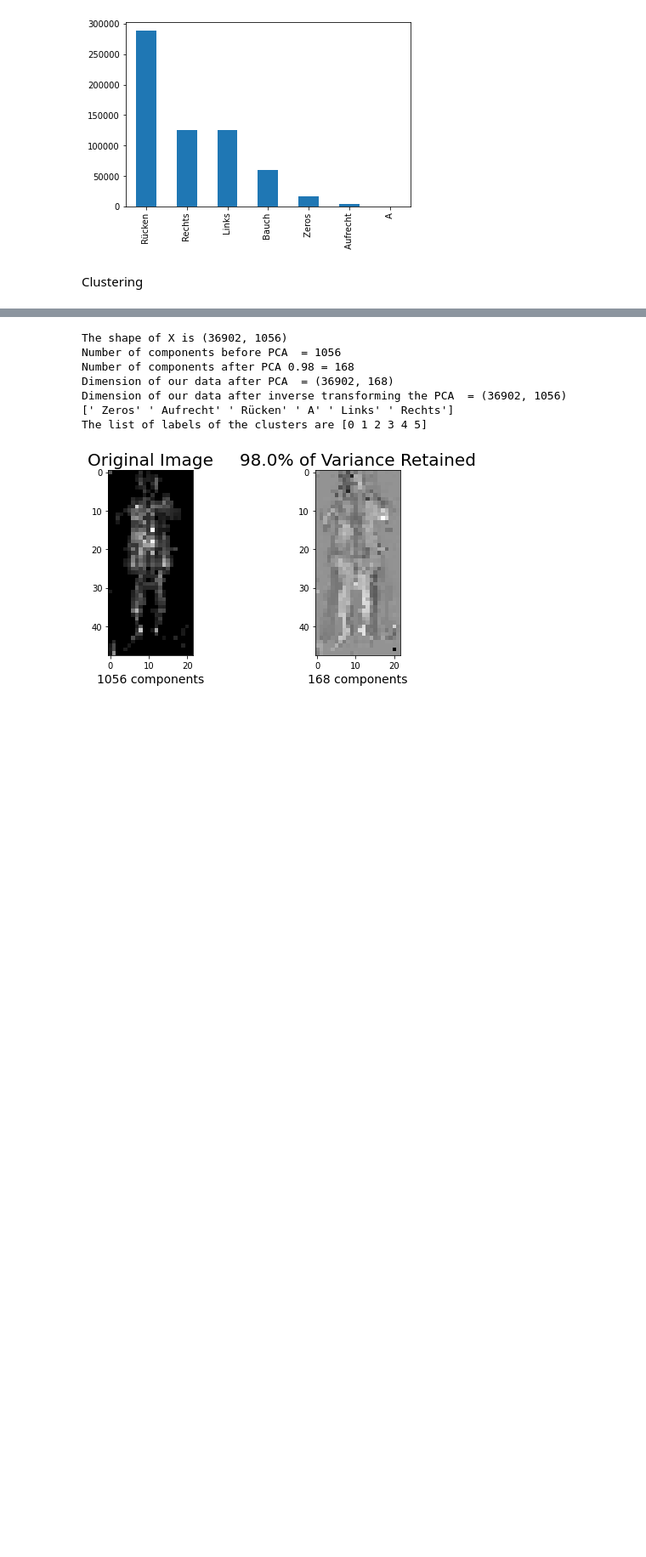
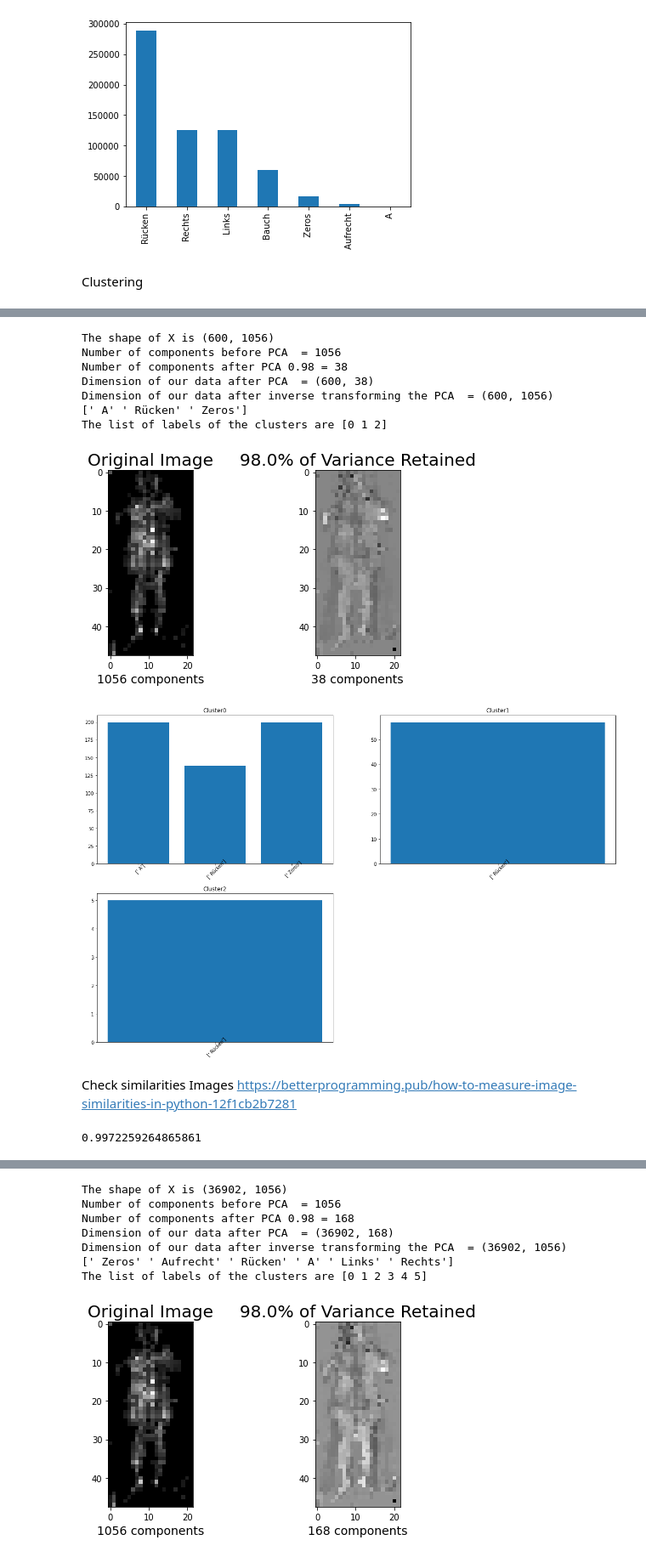
Before and after one commit to ppcodelearn/bed_obs, a Jupyter notebook: preprocessing - Copy.ipynb, the cells around one changed output, grey strips where cells are left out. Shown at 85% size. Saved outputs shown, nothing was run; the diff lists cells and outputs as text; code cells hidden in the pictures; blank space fills up the shorter version.

```diff
--- a/preprocessing - Copy.ipynb
+++ b/preprocessing - Copy.ipynb
@@ -385,9 +372,10 @@ from sklearn.preprocessing import StandardScaler
 from sklearn.cluster import KMeans
 from sklearn.decomposition import PCA
 # %%
-def get_cluster(txt,dt):
+def get_cluster(txt,dt,num_img):
 
     df_merged, df_end = get_label(txt,dt)
+    # Correct some entry from old dataset
     df_merged.label = pd.np.where(df_merged.label == 'POSITION-UPRIGHT' ,' Aufrecht', df_merged.label)
     df_merged.label = pd.np.where(df_merged.label == 'POSITION-SUPINE' ,' Rücken', df_merged.label)
     df_merged.label = pd.np.where(df_merged.label == 'POSITION-LEFT' ,' Links', df_merged.label)
@@ -395,6 +383,12 @@ def get_cluster(txt,dt):
     df_merged.label = pd.np.where(df_merged.label == 'POSITION-UNKNOWN',' A', df_merged.label)
     df_merged.label = pd.np.where(df_merged.label == 'POSITION-PRONE',' Bauch', df_merged.label)
     df_merged.label = pd.np.where(df_merged.label == 0,' Zeros', df_merged.label)
+    # Bring number of sample
+    counts_col = df_merged.groupby("label")["label"].transform(len)
+    mask = (counts_col > int(num_img))
+    df_merged = df_merged[mask]
+    df_merged = df_merged.groupby('label').sample(n=int(num_img),random_state=2).reset_index().drop(columns=['index'])
+
     img = []
     for i in range(0, len(df_merged)):
         img.append(df_merged['pressure'].iloc[i])
@@ -418,9 +412,24 @@ def get_cluster(txt,dt):
     #To visualise the data inversed from PCA
     approximation = pca.inverse_transform(Clus_dataSet)
     print("Dimension of our data after inverse transforming the PCA  = " + str(approximation.shape))
-
     #image reconstruction using the less dimensioned data
     plt.figure(figsize=(8,4));
+
+    # #Visualize PCA
+    # labels = {
+    # str(i): f"PC {i+1} ({var:.1f}%)"
+    # for i, var in enumerate(pca.explained_variance_ratio_ * 100)
+    # }
+
+    # fig = px.scatter_matrix(
+    #     Clus_dataSet,
+    #     labels=labels,
+    #     dimensions=range(4),
+    #     color=df_merged["label"]
+    # )
+    # fig.update_traces(diagonal_visible=False)
+    # fig.show()
+
 
     n = 500 #index value, change to view different data
 
@@ -446,8 +455,7 @@ def get_cluster(txt,dt):
     k_means = KMeans(init = "k-means++", n_clusters = y.nunique(), n_init = 30)
     #fit the data to our k_means model
     k_means.fit(Clus_dataSet)
-    #fit the data to our k_means model
-    k_means.fit(Clus_dataSet)
+
 
     k_means_labels = k_means.labels_ #List of labels of each dataset
     print("The list of labels of the clusters are " + str(np.unique(k_means_labels)))
@@ -500,3 +508,5 @@ def get_cluster(txt,dt):
         plt.subplot(3, 2, i)
         plotter(label_count[i-1])
         plt.title("Cluster" + str(i-1))
+
+    return Clus_dataSet
@@ -502,0 +626,15 @@ def get_cluster(txt,dt):
+# %%
+test = get_cluster(txt[0],dt[0],200)
+# %% [output]
+The shape of X is (600, 1056)
+Number of components before PCA  = 1056
+Number of components after PCA 0.98 = 38
+Dimension of our data after PCA  = (600, 38)
+Dimension of our data after inverse transforming the PCA  = (600, 1056)
+[' A' ' Rücken' ' Zeros']
+The list of labels of the clusters are [0 1 2]
+[figure, added]
+[figure, added]
+# %% [markdown]
+Check similarities Images
+https://betterprogramming.pub/how-to-measure-image-similarities-in-python-12f1cb2b7281
@@ -502,0 +646,4 @@ def get_cluster(txt,dt):
+# %%
+check_ssim
+# %% [output]
+0.9972259264865861
```
Also changed, not shown: parts of 24 cells of this notebook.
